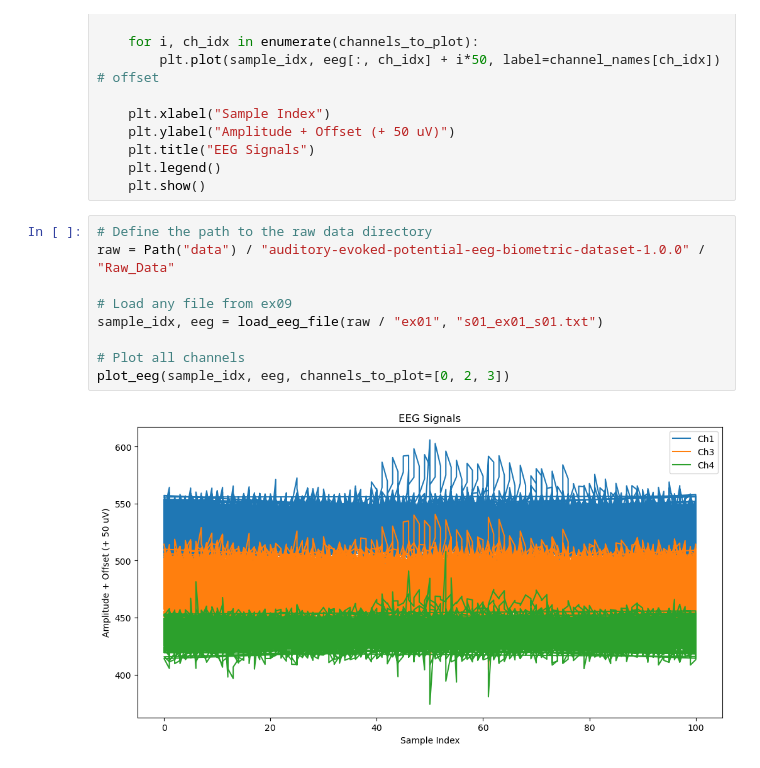
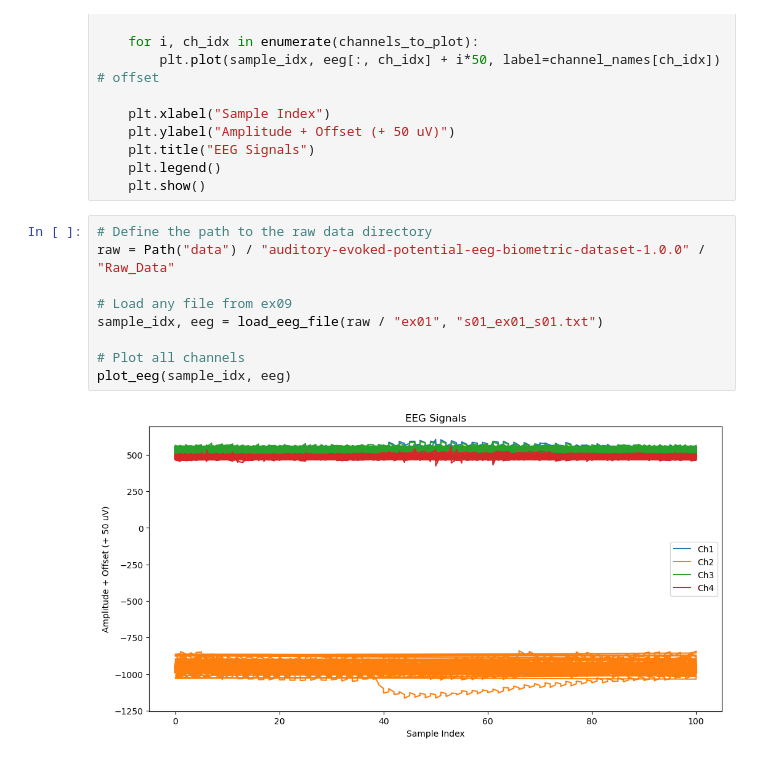
Before and after one commit to cristopher-d-delgado/Analysis-of-EEG-Signal, a Jupyter notebook: eda.ipynb, the cells around one changed output. Drawn from its saved outputs; the diff is of its cells as text.

```diff
--- a/eda.ipynb
+++ b/eda.ipynb
@@ -70,11 +161,11 @@ def plot_eeg(sample_idx, eeg, channels_to_plot=None, channel_names=None):
 # %%
 # Define the path to the raw data directory
 raw = Path("data") / "auditory-evoked-potential-eeg-biometric-dataset-1.0.0" / "Raw_Data"
 
 # Load any file from ex09
 sample_idx, eeg = load_eeg_file(raw / "ex01", "s01_ex01_s01.txt")
 
 # Plot all channels
-plot_eeg(sample_idx, eeg, channels_to_plot=[0, 2, 3])
+plot_eeg(sample_idx, eeg)
 # %% [output]
-[figure, old version]
+[figure, new version]
```
Also changed, not shown: parts of 11 cells of this notebook.
